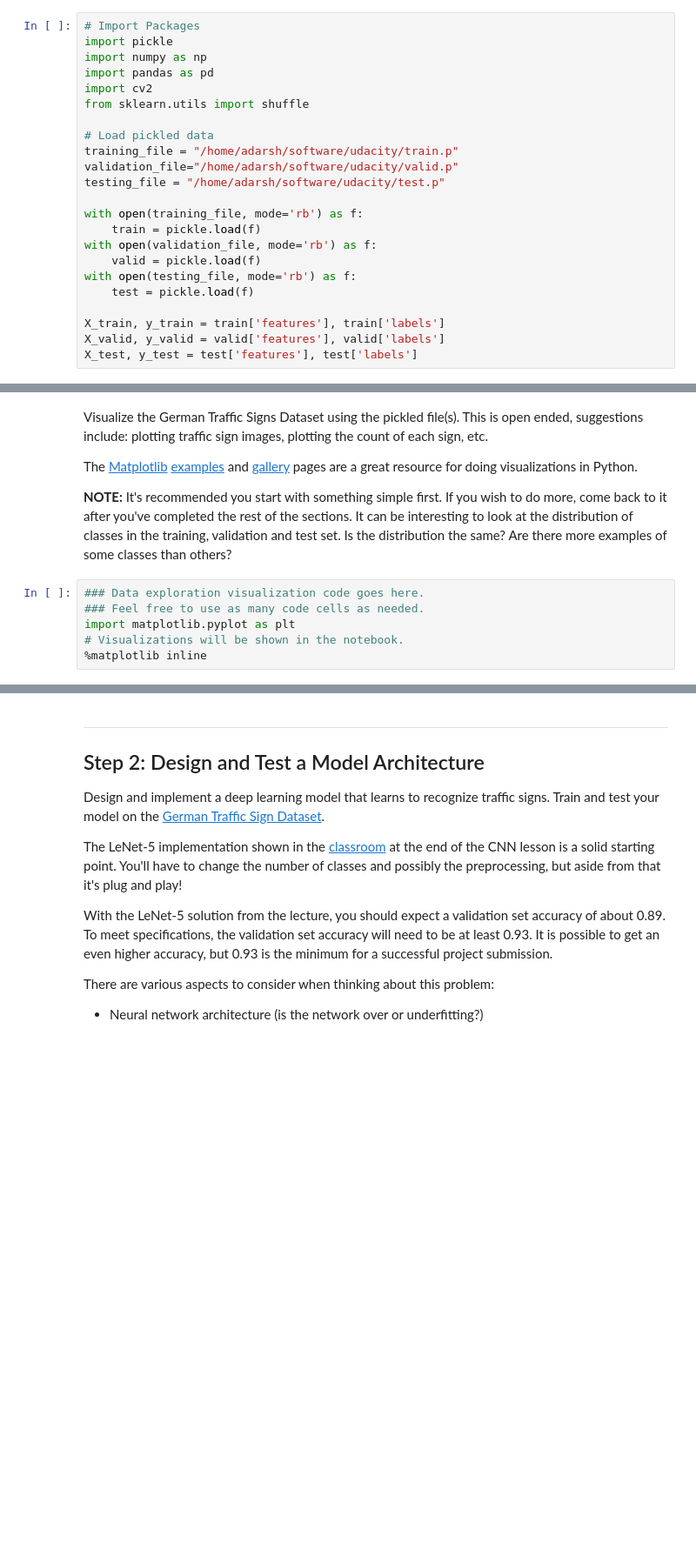
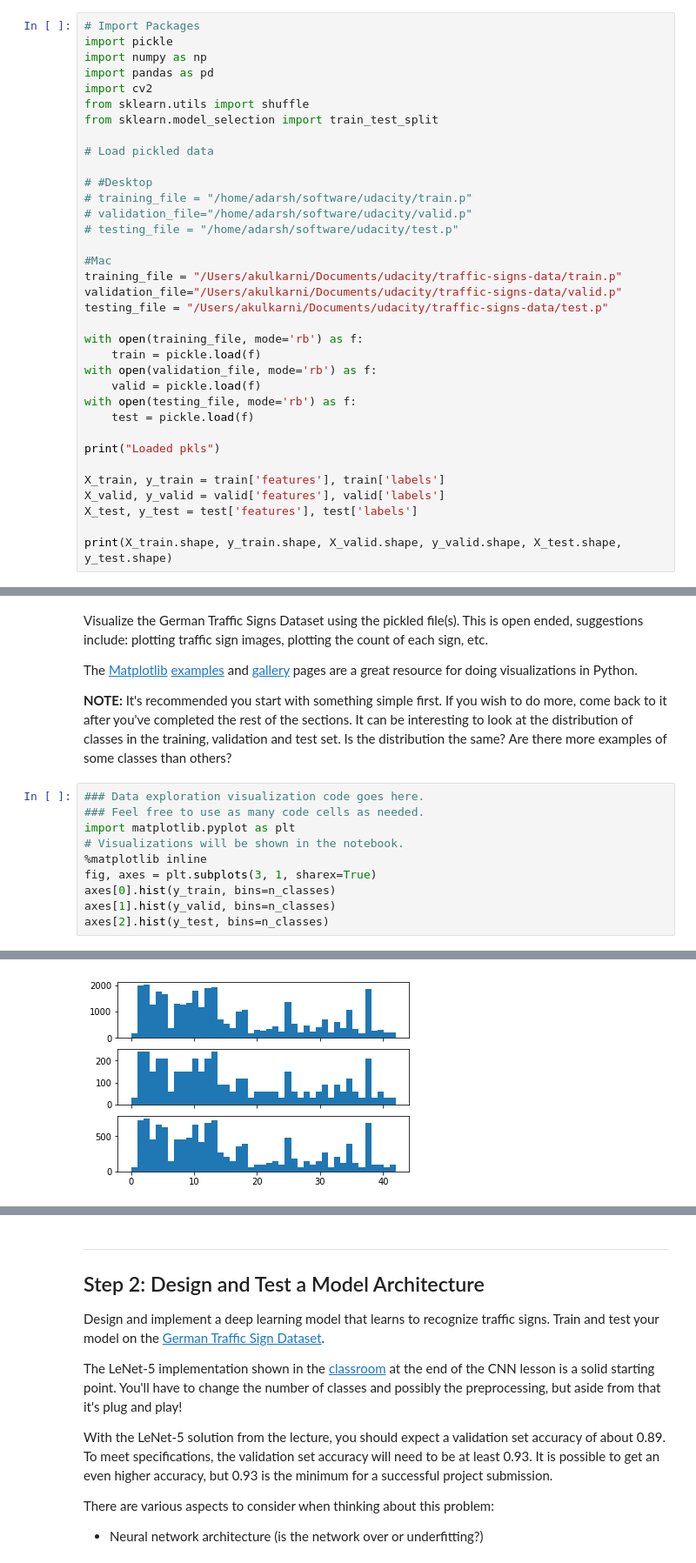
Before and after one commit to AdarshK1/CarND-Traffic-Sign-Classifier-Project, a Jupyter notebook: Traffic_Sign_Classifier.ipynb, the cells around one changed output, grey strips where cells are left out. Shown at 87% size. Saved outputs shown, nothing was run; the diff lists cells and outputs as text; blank space fills up the shorter version.

```diff
--- a/Traffic_Sign_Classifier.ipynb
+++ b/Traffic_Sign_Classifier.ipynb
@@ -26,11 +26,19 @@ import numpy as np
 import pandas as pd
 import cv2
 from sklearn.utils import shuffle
+from sklearn.model_selection import train_test_split
 
 # Load pickled data
-training_file = "/home/adarsh/software/udacity/train.p"
-validation_file="/home/adarsh/software/udacity/valid.p"
-testing_file = "/home/adarsh/software/udacity/test.p"
+
+# #Desktop
+# training_file = "/home/adarsh/software/udacity/train.p"
+# validation_file="/home/adarsh/software/udacity/valid.p"
+# testing_file = "/home/adarsh/software/udacity/test.p"
+
+#Mac
+training_file = "/Users/akulkarni/Documents/udacity/traffic-signs-data/train.p"
+validation_file="/Users/akulkarni/Documents/udacity/traffic-signs-data/valid.p"
+testing_file = "/Users/akulkarni/Documents/udacity/traffic-signs-data/test.p"
 
 with open(training_file, mode='rb') as f:
     train = pickle.load(f)
@@ -39,6 +47,10 @@ with open(validation_file, mode='rb') as f:
 with open(testing_file, mode='rb') as f:
     test = pickle.load(f)
 
+print("Loaded pkls")
+
 X_train, y_train = train['features'], train['labels']
 X_valid, y_valid = valid['features'], valid['labels']
 X_test, y_test = test['features'], test['labels']
+
+print(X_train.shape, y_train.shape, X_valid.shape, y_valid.shape, X_test.shape, y_test.shape)
@@ -91,3 +106,8 @@ The [Matplotlib](http://matplotlib.org/) [examples](http://matplotlib.org/exampl
 import matplotlib.pyplot as plt
 # Visualizations will be shown in the notebook.
 %matplotlib inline
+fig, axes = plt.subplots(3, 1, sharex=True)
+axes[0].hist(y_train, bins=n_classes)
+axes[1].hist(y_valid, bins=n_classes)
+axes[2].hist(y_test, bins=n_classes)
+# %% [output]
@@ -93,0 +128 @@ import matplotlib.pyplot as plt
+[figure, added]
```
Also changed, not shown: parts of 9 cells of this notebook, 1 other file.
